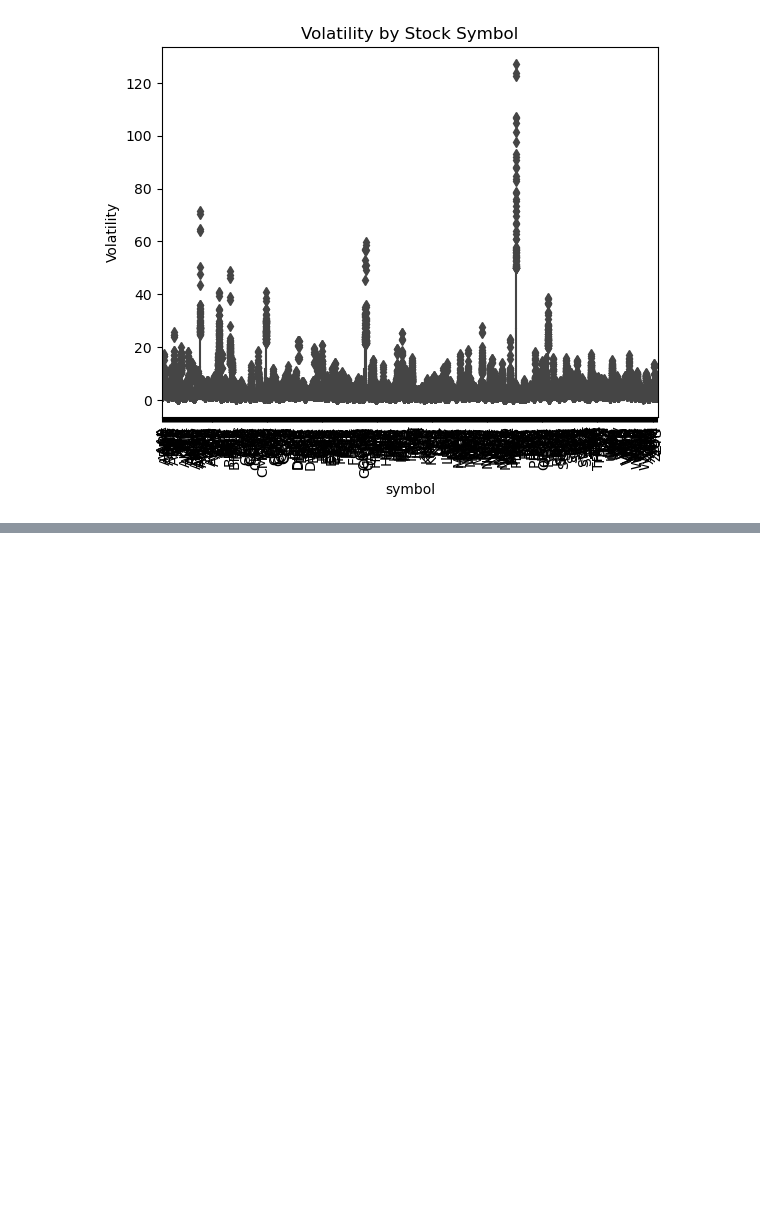
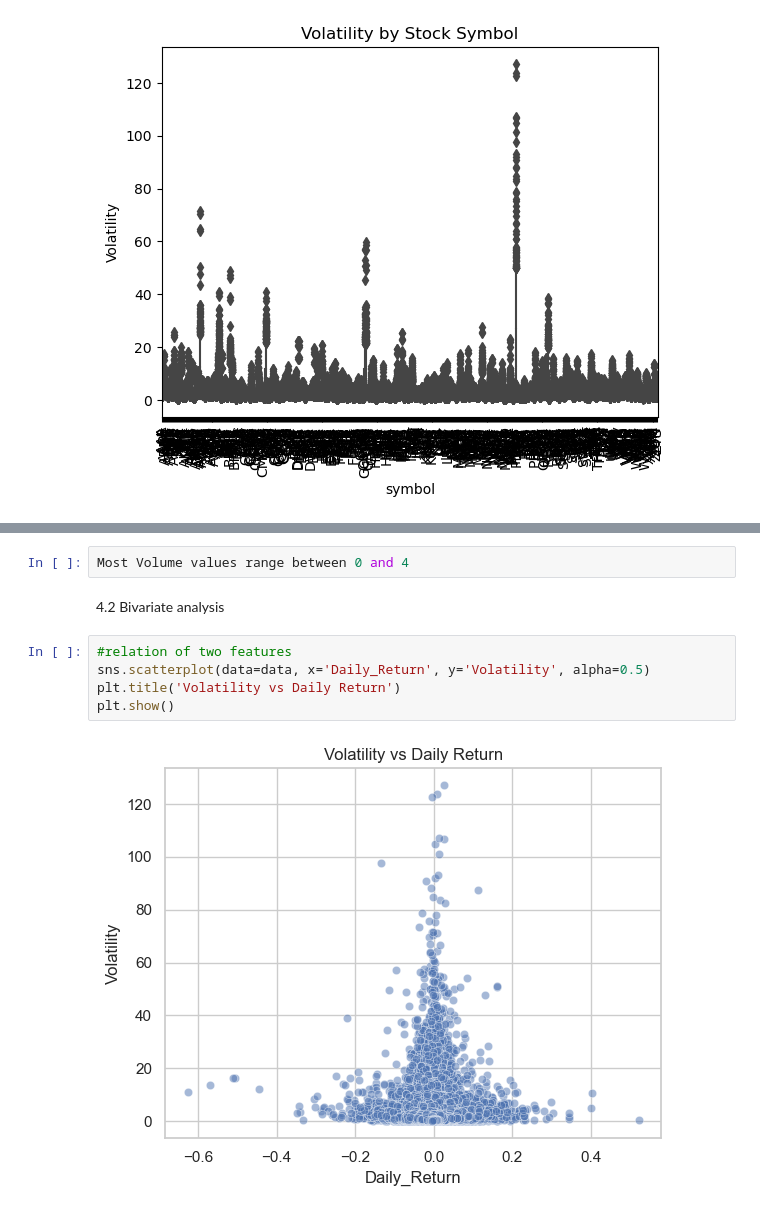
Before and after one commit to S-Owiti/Market-Movement-Analysis-Clustering-Forecasting-Stock-Price-Behavior, a Jupyter notebook: Codveda.ipynb, the cells around one changed output, grey strips where cells are left out. Cells and saved outputs as stored; diff of their text form; blank space fills up the shorter version.

```diff
--- a/Codveda.ipynb
+++ b/Codveda.ipynb
@@ -506,0 +603,11 @@ sns.pairplot(data[features])
+# %%
+Most Volume values range between 0 and 4
+# %% [markdown]
+4.2 Bivariate analysis
+# %%
+#relation of two features
+sns.scatterplot(data=data, x='Daily_Return', y='Volatility', alpha=0.5)
+plt.title('Volatility vs Daily Return')
+plt.show()
+# %% [output]
+[figure, added]
```
Also changed, not shown: parts of 27 cells of this notebook.
